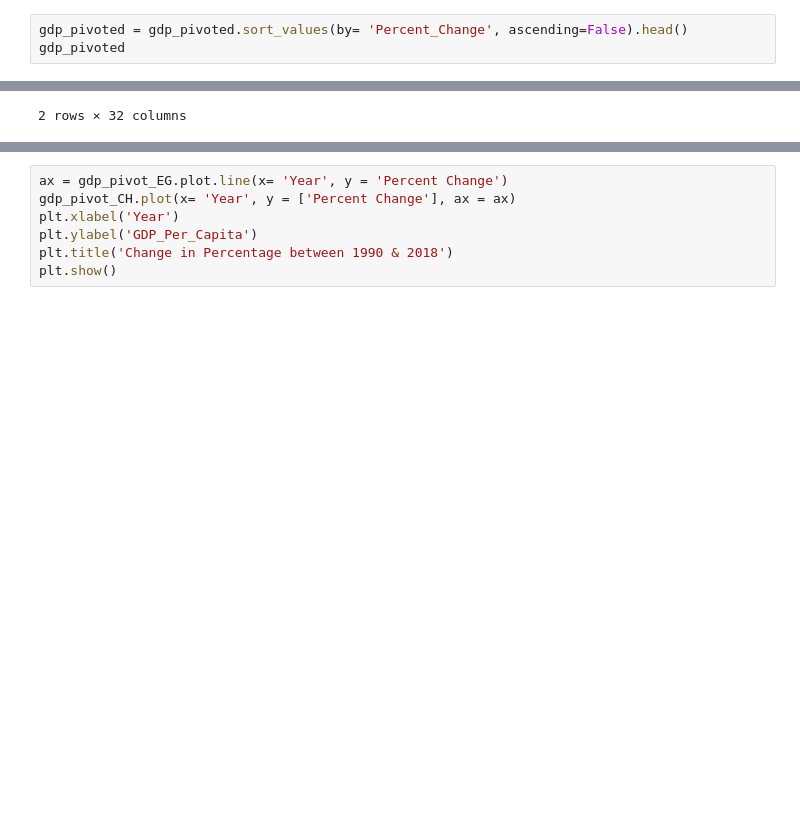
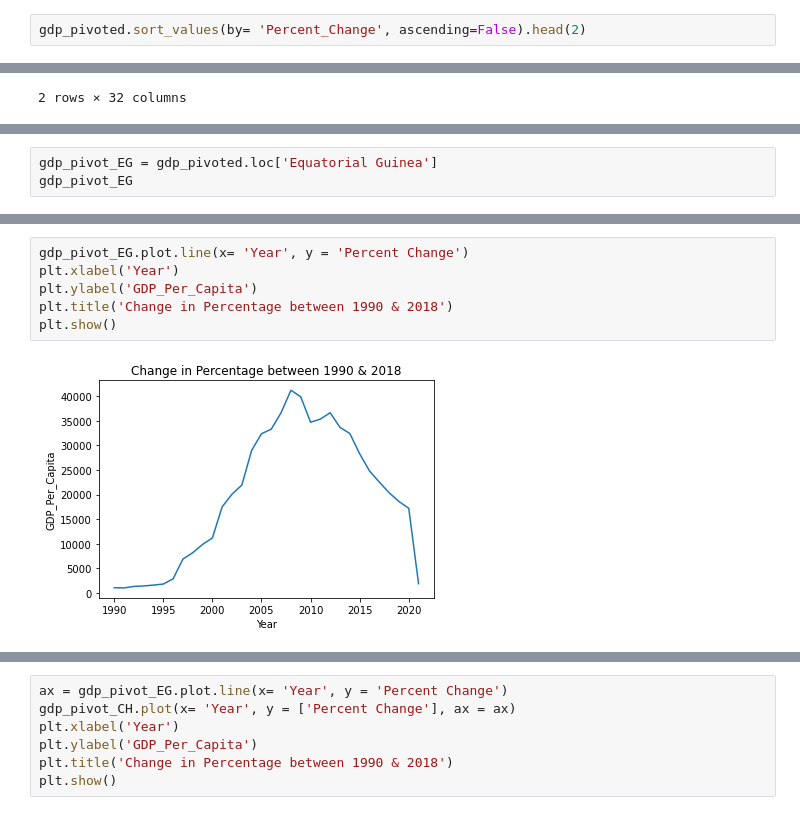
Before and after one commit to nss-data-science-cohort-7/un-exploration-gtorres2, a Jupyter notebook: UN_Data_Exploration_Completed.ipynb, the cells around one changed output, grey strips where cells are left out. Cells and saved outputs as stored; diff of their text form; blank space fills up the shorter version.

```diff
--- a/UN_Data_Exploration_Completed.ipynb
+++ b/UN_Data_Exploration_Completed.ipynb
@@ -393,8 +410,7 @@ gdp_pivoted[gdp_pivoted['Percent_Change'] <= -1]
 - How do the trends in these countries compare?
 **Bonus:** Put both line charts on the same plot.
 # %%
-gdp_pivoted = gdp_pivoted.sort_values(by= 'Percent_Change', ascending=False).head()
-gdp_pivoted
+gdp_pivoted.sort_values(by= 'Percent_Change', ascending=False).head(2)
 # %% [output]
 | Year | 1990 | 1991 | 1992 | 1993 | 1994 | 1995 | 1996 | 1997 | 1998 | 1999 | ... | ... |
 | Country |  |  |  |  |  |  |  |  |  |  |  | ... |
@@ -403,0 +429,3 @@ gdp_pivoted
+# %%
+gdp_pivot_EG = gdp_pivoted.loc['Equatorial Guinea']
+gdp_pivot_EG
@@ -403,0 +471,8 @@ gdp_pivoted
+# %%
+gdp_pivot_EG.plot.line(x= 'Year', y = 'Percent Change')
+plt.xlabel('Year')
+plt.ylabel('GDP_Per_Capita')
+plt.title('Change in Percentage between 1990 & 2018')
+plt.show()
+# %% [output]
+[figure, added]
```
Also changed, not shown: parts of 15 cells of this notebook, 1 other file.
